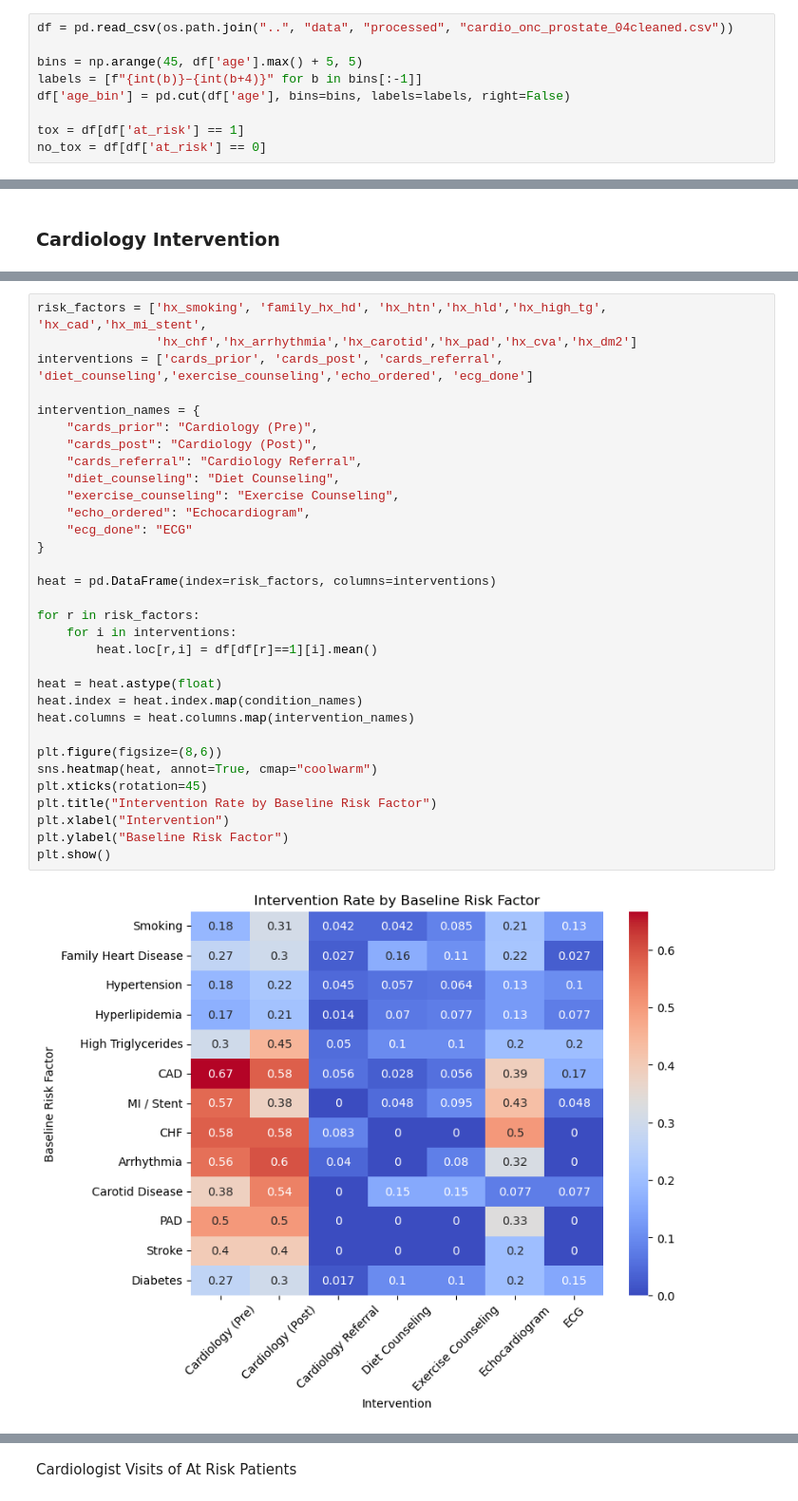
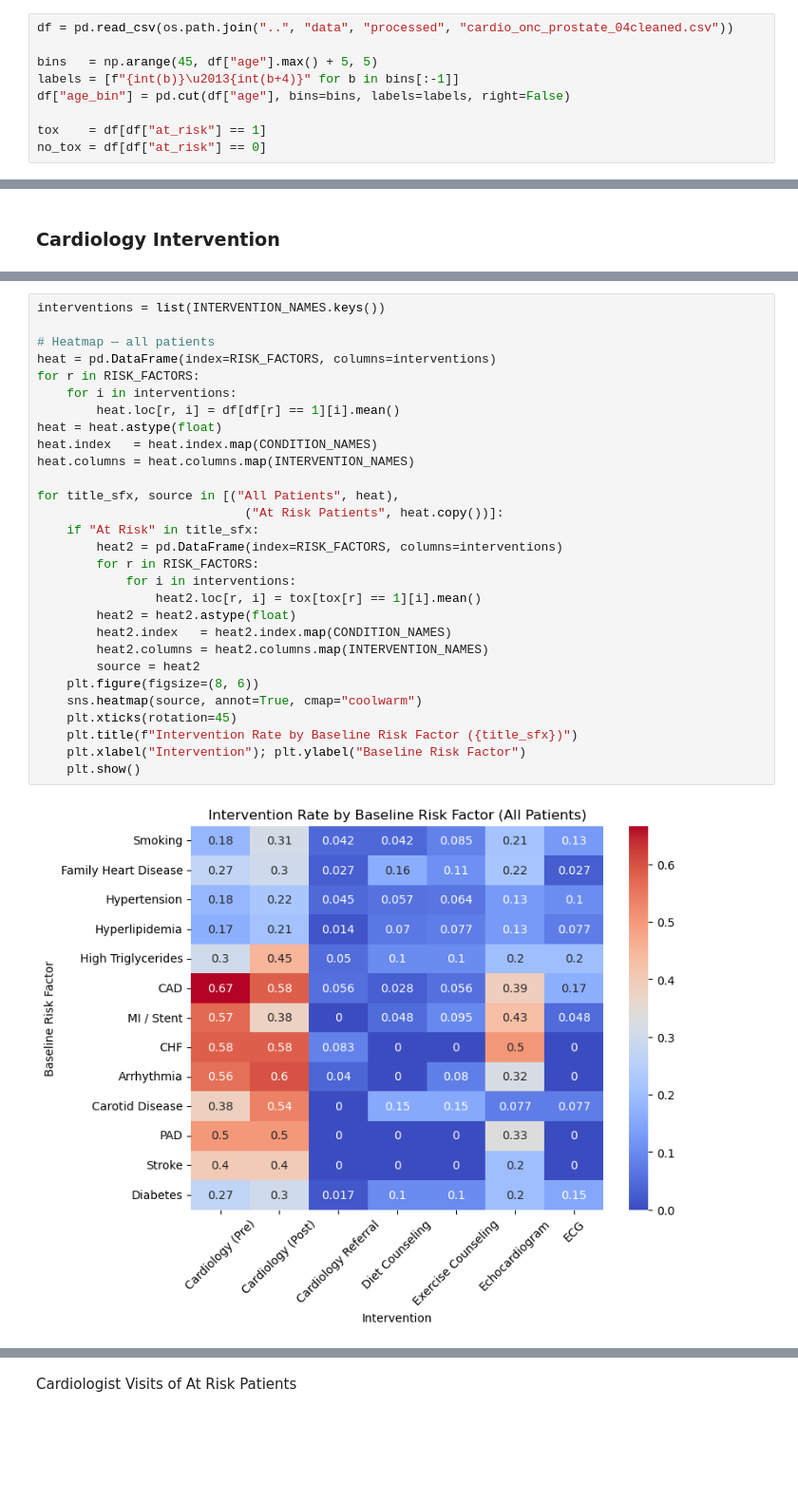
Before and after one commit to kstatham402/170A_Capstone_Project, a Jupyter notebook: notebooks/descriptive_visuals.ipynb, the cells around one changed output, grey strips where cells are left out. Shown at 95% size. Saved outputs shown, nothing was run; the diff lists cells and outputs as text; blank space fills up the shorter version.

```diff
--- a/notebooks/descriptive_visuals.ipynb
+++ b/notebooks/descriptive_visuals.ipynb
@@ -11,10 +141,10 @@ from scipy.stats import fisher_exact
 # %%
 df = pd.read_csv(os.path.join("..", "data", "processed", "cardio_onc_prostate_04cleaned.csv"))
 
-bins = np.arange(45, df['age'].max() + 5, 5)
-labels = [f"{int(b)}–{int(b+4)}" for b in bins[:-1]]
-df['age_bin'] = pd.cut(df['age'], bins=bins, labels=labels, right=False)
+bins   = np.arange(45, df["age"].max() + 5, 5)
+labels = [f"{int(b)}\u2013{int(b+4)}" for b in bins[:-1]]
+df["age_bin"] = pd.cut(df["age"], bins=bins, labels=labels, right=False)
 
-tox = df[df['at_risk'] == 1]
-no_tox = df[df['at_risk'] == 0]
+tox    = df[df["at_risk"] == 1]
+no_tox = df[df["at_risk"] == 0]
 # %% [markdown]
@@ -2124,34 +663,31 @@ Proportion of Patients Receiving Intervention, given Baseline Risk Factor
 # %%
-risk_factors = ['hx_smoking', 'family_hx_hd', 'hx_htn','hx_hld','hx_high_tg', 'hx_cad','hx_mi_stent',
-                'hx_chf','hx_arrhythmia','hx_carotid','hx_pad','hx_cva','hx_dm2']
-interventions = ['cards_prior', 'cards_post', 'cards_referral', 'diet_counseling','exercise_counseling','echo_ordered', 'ecg_done']
+interventions = list(INTERVENTION_NAMES.keys())
 
-intervention_names = {
-    "cards_prior": "Cardiology (Pre)",
-    "cards_post": "Cardiology (Post)",
-    "cards_referral": "Cardiology Referral",
-    "diet_counseling": "Diet Counseling",
-    "exercise_counseling": "Exercise Counseling",
-    "echo_ordered": "Echocardiogram",
-    "ecg_done": "ECG"
-}
+# Heatmap — all patients
+heat = pd.DataFrame(index=RISK_FACTORS, columns=interventions)
+for r in RISK_FACTORS:
+    for i in interventions:
+        heat.loc[r, i] = df[df[r] == 1][i].mean()
+heat = heat.astype(float)
+heat.index   = heat.index.map(CONDITION_NAMES)
+heat.columns = heat.columns.map(INTERVENTION_NAMES)
 
-heat = pd.DataFrame(index=risk_factors, columns=interventions)
-
-for r in risk_factors:
-    for i in interventions:
-        heat.loc[r,i] = df[df[r]==1][i].mean()
-
-heat = heat.astype(float)
-heat.index = heat.index.map(condition_names)
-heat.columns = heat.columns.map(intervention_names)
-
-plt.figure(figsize=(8,6))
-sns.heatmap(heat, annot=True, cmap="coolwarm")
-plt.xticks(rotation=45)
-plt.title("Intervention Rate by Baseline Risk Factor")
-plt.xlabel("Intervention")
-plt.ylabel("Baseline Risk Factor")
-plt.show()
+for title_sfx, source in [("All Patients", heat),
+                            ("At Risk Patients", heat.copy())]:
+    if "At Risk" in title_sfx:
+        heat2 = pd.DataFrame(index=RISK_FACTORS, columns=interventions)
+        for r in RISK_FACTORS:
+            for i in interventions:
+                heat2.loc[r, i] = tox[tox[r] == 1][i].mean()
+        heat2 = heat2.astype(float)
+        heat2.index   = heat2.index.map(CONDITION_NAMES)
+        heat2.columns = heat2.columns.map(INTERVENTION_NAMES)
+        source = heat2
+    plt.figure(figsize=(8, 6))
+    sns.heatmap(source, annot=True, cmap="coolwarm")
+    plt.xticks(rotation=45)
+    plt.title(f"Intervention Rate by Baseline Risk Factor ({title_sfx})")
+    plt.xlabel("Intervention"); plt.ylabel("Baseline Risk Factor")
+    plt.show()
 # %% [output]
-[figure, old version]
+[figure, new version]
```
Also changed, not shown: parts of 93 cells of this notebook.
